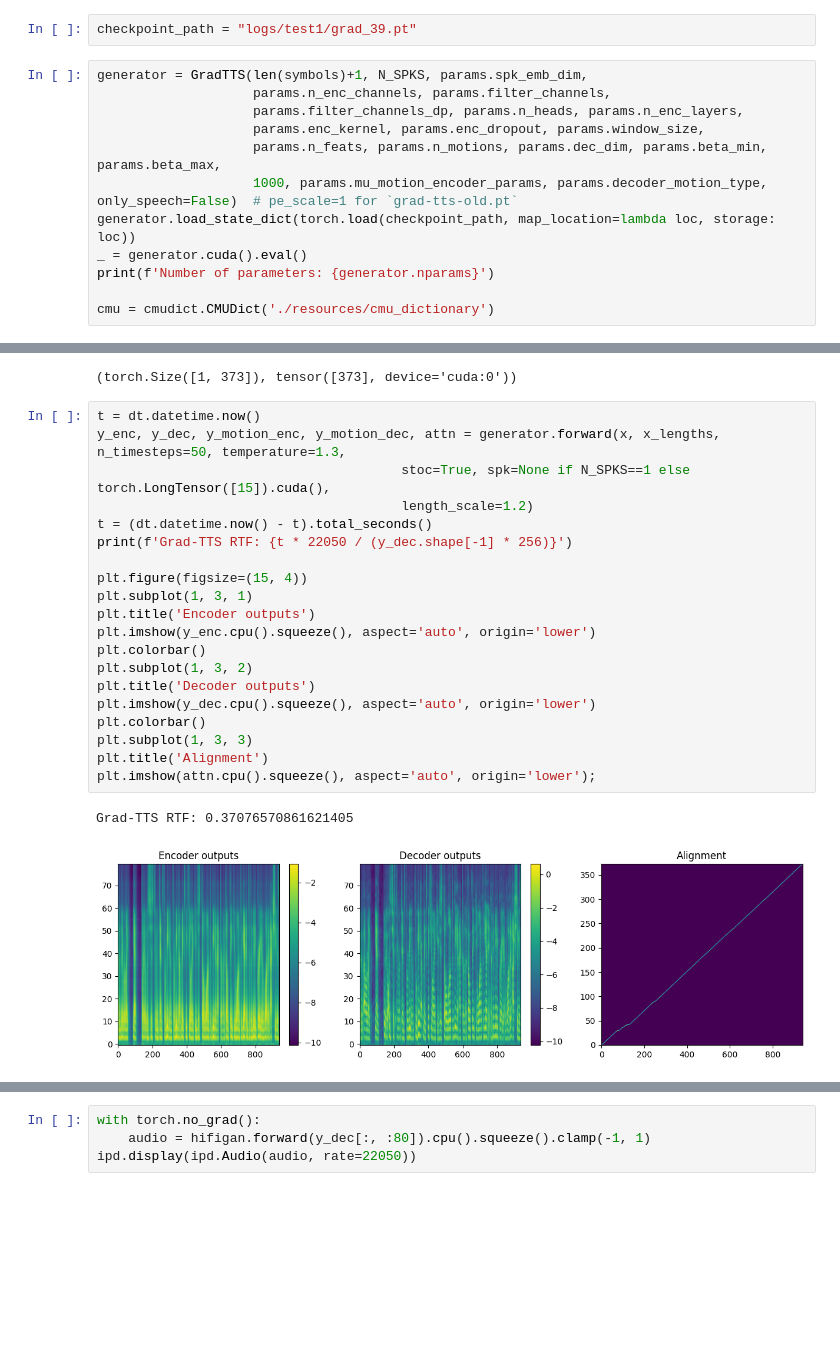
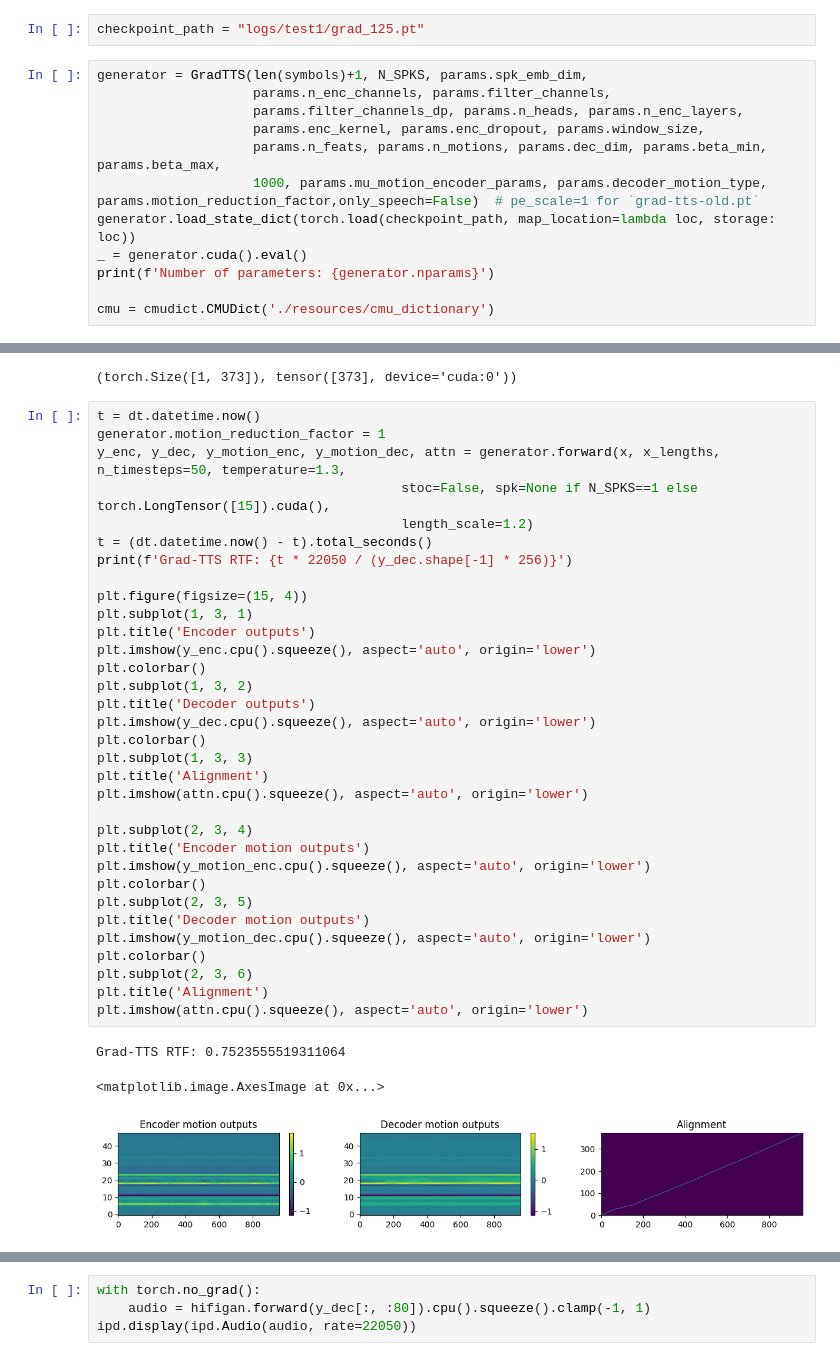
Before and after one commit to shivammehta25/Grad-TTS_Repo, a Jupyter notebook: Grad-TTS/inference.ipynb, the cells around one changed output, grey strips where cells are left out. Drawn from its saved outputs; the diff is of its cells as text; blank space fills up the shorter version.

```diff
--- a/Grad-TTS/inference.ipynb
+++ b/Grad-TTS/inference.ipynb
@@ -52,14 +52,14 @@ https://scikit-learn.org/stable/model_persistence.html#security-maintainability-
 # %%
 N_SPKS = 1  # 247 for Libri-TTS model and 1 for single speaker (LJSpeech)
 # %%
-checkpoint_path = "logs/test1/grad_39.pt"
+checkpoint_path = "logs/test1/grad_125.pt"
 # %%
 generator = GradTTS(len(symbols)+1, N_SPKS, params.spk_emb_dim,
                     params.n_enc_channels, params.filter_channels,
                     params.filter_channels_dp, params.n_heads, params.n_enc_layers,
                     params.enc_kernel, params.enc_dropout, params.window_size,
                     params.n_feats, params.n_motions, params.dec_dim, params.beta_min, params.beta_max,
-                    1000, params.mu_motion_encoder_params, params.decoder_motion_type, only_speech=False)  # pe_scale=1 for `grad-tts-old.pt`
+                    1000, params.mu_motion_encoder_params, params.decoder_motion_type, params.motion_reduction_factor,only_speech=False)  # pe_scale=1 for `grad-tts-old.pt`
 generator.load_state_dict(torch.load(checkpoint_path, map_location=lambda loc, storage: loc))
 _ = generator.cuda().eval()
 print(f'Number of parameters: {generator.nparams}')
@@ -87,26 +87,40 @@ x.shape, x_lengths
 (torch.Size([1, 373]), tensor([373], device='cuda:0'))
 # %%
 t = dt.datetime.now()
+generator.motion_reduction_factor = 1
 y_enc, y_dec, y_motion_enc, y_motion_dec, attn = generator.forward(x, x_lengths, n_timesteps=50, temperature=1.3,
-                                       stoc=True, spk=None if N_SPKS==1 else torch.LongTensor([15]).cuda(),
+                                       stoc=False, spk=None if N_SPKS==1 else torch.LongTensor([15]).cuda(),
                                        length_scale=1.2)
 t = (dt.datetime.now() - t).total_seconds()
 print(f'Grad-TTS RTF: {t * 22050 / (y_dec.shape[-1] * 256)}')
 
 plt.figure(figsize=(15, 4))
 plt.subplot(1, 3, 1)
 plt.title('Encoder outputs')
 plt.imshow(y_enc.cpu().squeeze(), aspect='auto', origin='lower')
 plt.colorbar()
 plt.subplot(1, 3, 2)
 plt.title('Decoder outputs')
 plt.imshow(y_dec.cpu().squeeze(), aspect='auto', origin='lower')
 plt.colorbar()
 plt.subplot(1, 3, 3)
 plt.title('Alignment')
-plt.imshow(attn.cpu().squeeze(), aspect='auto', origin='lower');
+plt.imshow(attn.cpu().squeeze(), aspect='auto', origin='lower')
+
+plt.subplot(2, 3, 4)
+plt.title('Encoder motion outputs')
+plt.imshow(y_motion_enc.cpu().squeeze(), aspect='auto', origin='lower')
+plt.colorbar()
+plt.subplot(2, 3, 5)
+plt.title('Decoder motion outputs')
+plt.imshow(y_motion_dec.cpu().squeeze(), aspect='auto', origin='lower')
+plt.colorbar()
+plt.subplot(2, 3, 6)
+plt.title('Alignment')
+plt.imshow(attn.cpu().squeeze(), aspect='auto', origin='lower')
 # %% [output]
-Grad-TTS RTF: 0.37076570861621405
+Grad-TTS RTF: 0.7523555519311064
+<matplotlib.image.AxesImage at 0x...>
-[figure, old version]
+[figure, new version]
 # %%
 y_dec.shape, y_motion_dec.shape
```
Also changed, not shown: parts of 3 cells of this notebook, 4 other files.
